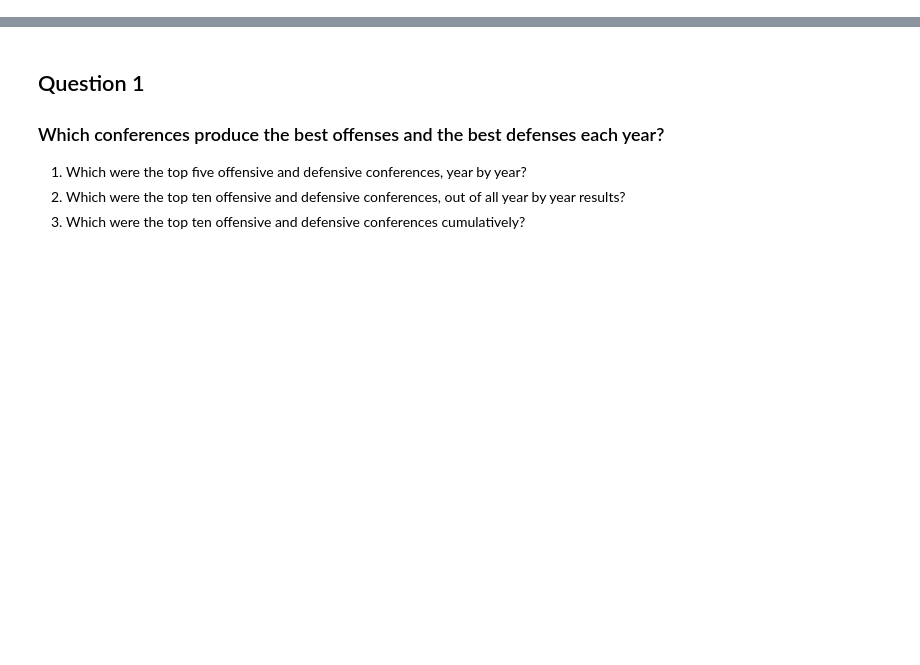
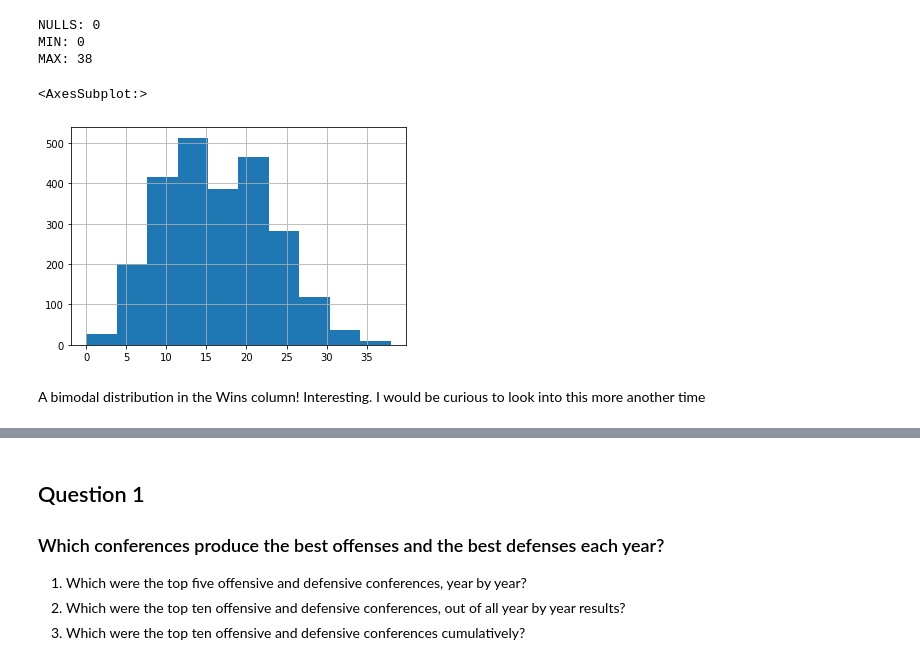
Before and after one commit to DBeick/college-basketball, a Jupyter notebook: main.ipynb, the cells around one changed output, grey strips where cells are left out. Cells and saved outputs as stored; diff of their text form; code cells hidden in the pictures; blank space fills up the shorter version.

```diff
--- a/main.ipynb
+++ b/main.ipynb
@@ -6,0 +134,15 @@ df = pd.read_csv('datasets/cbbAll.csv')
+# %%
+# Wins characteristics
+wins = df_all['W']
+print('NULLS:', wins.isna().sum())
+print("MIN:", wins.min())
+print("MAX:", wins.max())
+wins.hist()
+# %% [output]
+NULLS: 0
+MIN: 0
+MAX: 38
+<AxesSubplot:>
+[figure, added]
+# %% [markdown]
+A bimodal distribution in the Wins column! Interesting. I would be curious to look into this more another time
```
Also changed, not shown: parts of 23 cells of this notebook.
